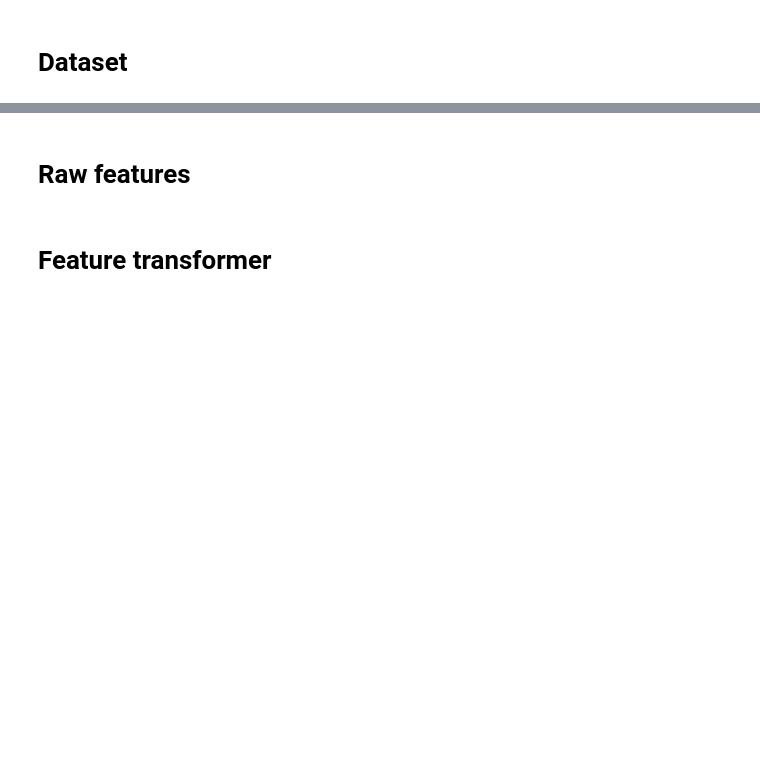
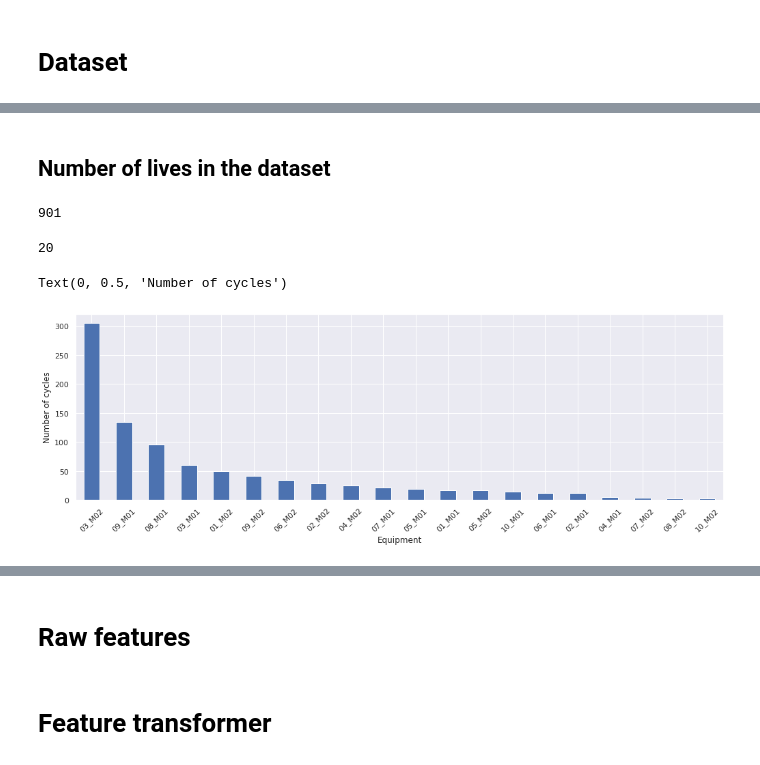
Before and after one commit to lucianolorenti/ceruleo, a Jupyter notebook: doc/examples/IonMillingDataset.ipynb, the cells around one changed output, grey strips where cells are left out. Drawn from its saved outputs; the diff is of its cells as text; code cells hidden in the pictures; blank space fills up the shorter version.

```diff
--- a/doc/examples/IonMillingDataset.ipynb
+++ b/doc/examples/IonMillingDataset.ipynb
@@ -84,0 +89,6 @@ ParserError: Error tokenizing data. C error: Calling read(nbytes) on source fail
+# %% [markdown]
+## Number of lives in the dataset
+# %%
+len(dataset)
+# %% [output]
+901
@@ -84,0 +97,14 @@ ParserError: Error tokenizing data. C error: Calling read(nbytes) on source fail
+# %%
+q = dataset.lives['Tool'].value_counts()
+len(q)
+# %% [output]
+20
+# %%
+fig, ax = plt.subplots(figsize=(17, 5))
+q.plot.bar(ax=ax)
+ax.set_xticklabels(ax.get_xticklabels(), rotation=45);
+ax.set_xlabel('Equipment')
+ax.set_ylabel('Number of cycles')
+# %% [output]
+Text(0, 0.5, 'Number of cycles')
+[figure, added]
```
Also changed, not shown: parts of 19 cells of this notebook, 2 other files.
